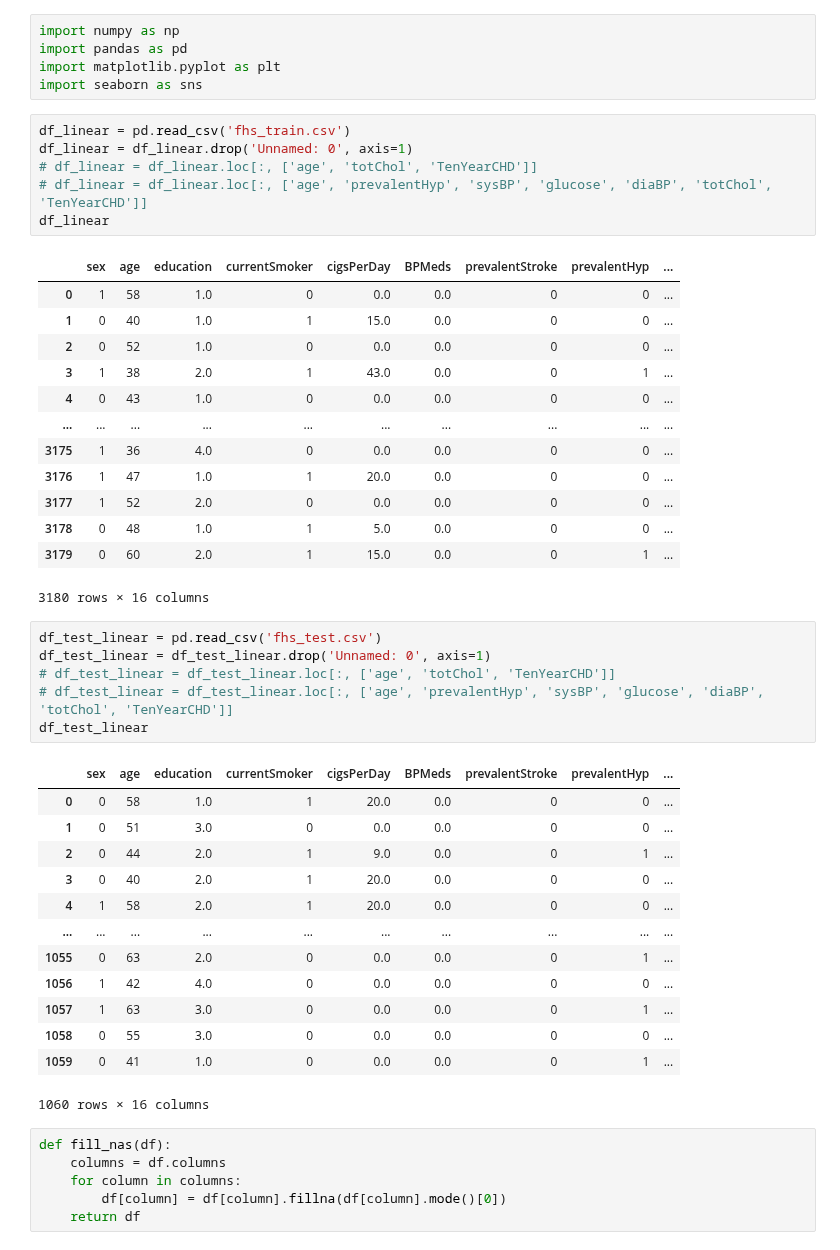
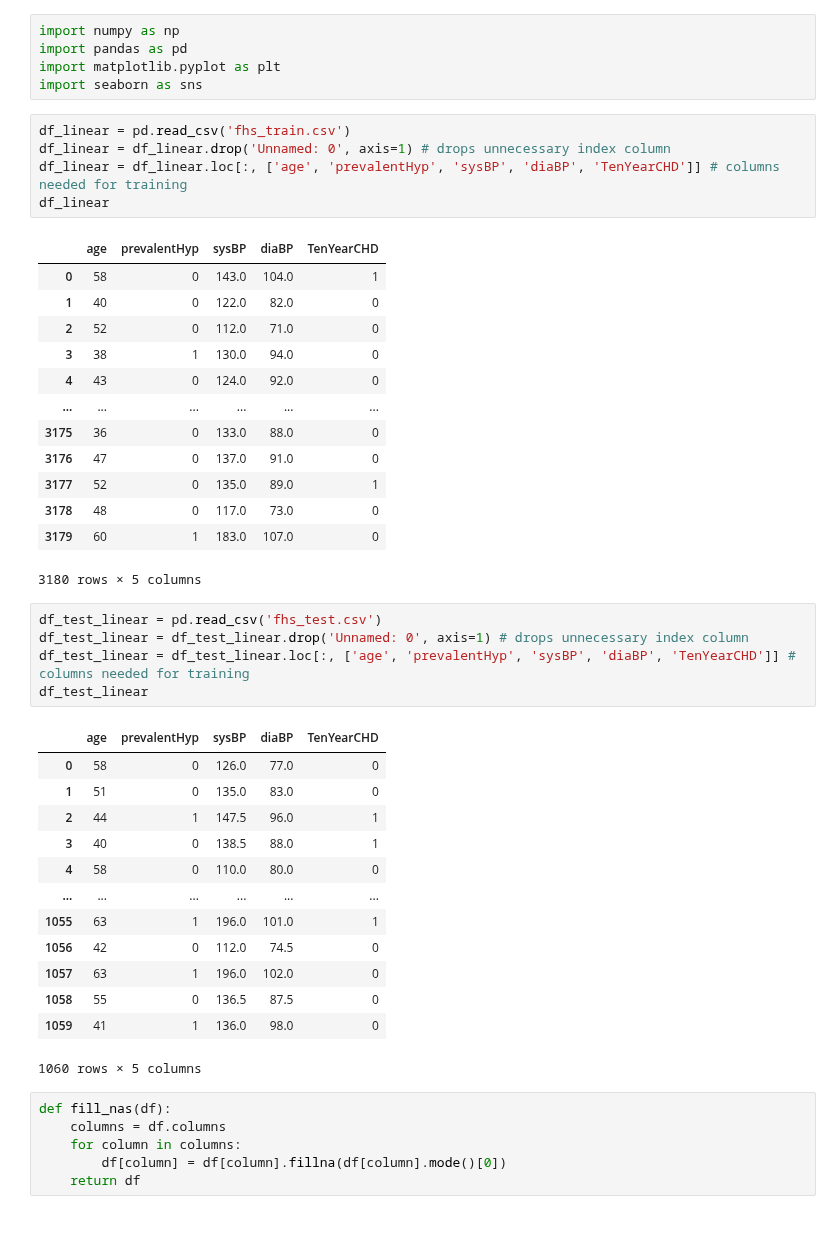
Before and after one commit to amolaka/Notable-Projects, a Jupyter notebook: CHD_Paper.ipynb, the cells around one changed output. Cells and saved outputs as stored; diff of their text form.

```diff
--- a/CHD_Paper.ipynb
+++ b/CHD_Paper.ipynb
@@ -245,44 +234,42 @@ import matplotlib.pyplot as plt
 import seaborn as sns
 # %%
 df_linear = pd.read_csv('fhs_train.csv')
-df_linear = df_linear.drop('Unnamed: 0', axis=1)
-# df_linear = df_linear.loc[:, ['age', 'totChol', 'TenYearCHD']]
-# df_linear = df_linear.loc[:, ['age', 'prevalentHyp', 'sysBP', 'glucose', 'diaBP', 'totChol', 'TenYearCHD']]
+df_linear = df_linear.drop('Unnamed: 0', axis=1) # drops unnecessary index column
+df_linear = df_linear.loc[:, ['age', 'prevalentHyp', 'sysBP', 'diaBP', 'TenYearCHD']] # columns needed for training
 df_linear
 # %% [output]
-|  | sex | age | education | currentSmoker | cigsPerDay | BPMeds | prevalentStroke | prevalentHyp | ... |
-| 0 | 1 | 58 | 1.0 | 0 | 0.0 | 0.0 | 0 | 0 | ... |
-| 1 | 0 | 40 | 1.0 | 1 | 15.0 | 0.0 | 0 | 0 | ... |
-| 2 | 0 | 52 | 1.0 | 0 | 0.0 | 0.0 | 0 | 0 | ... |
-| 3 | 1 | 38 | 2.0 | 1 | 43.0 | 0.0 | 0 | 1 | ... |
-| 4 | 0 | 43 | 1.0 | 0 | 0.0 | 0.0 | 0 | 0 | ... |
-| ... | ... | ... | ... | ... | ... | ... | ... | ... | ... |
-| 3175 | 1 | 36 | 4.0 | 0 | 0.0 | 0.0 | 0 | 0 | ... |
-| 3176 | 1 | 47 | 1.0 | 1 | 20.0 | 0.0 | 0 | 0 | ... |
-| 3177 | 1 | 52 | 2.0 | 0 | 0.0 | 0.0 | 0 | 0 | ... |
-| 3178 | 0 | 48 | 1.0 | 1 | 5.0 | 0.0 | 0 | 0 | ... |
-| 3179 | 0 | 60 | 2.0 | 1 | 15.0 | 0.0 | 0 | 1 | ... |
+|  | age | prevalentHyp | sysBP | diaBP | TenYearCHD |
+| 0 | 58 | 0 | 143.0 | 104.0 | 1 |
+| 1 | 40 | 0 | 122.0 | 82.0 | 0 |
+| 2 | 52 | 0 | 112.0 | 71.0 | 0 |
+| 3 | 38 | 1 | 130.0 | 94.0 | 0 |
+| 4 | 43 | 0 | 124.0 | 92.0 | 0 |
+| ... | ... | ... | ... | ... | ... |
+| 3175 | 36 | 0 | 133.0 | 88.0 | 0 |
+| 3176 | 47 | 0 | 137.0 | 91.0 | 0 |
+| 3177 | 52 | 0 | 135.0 | 89.0 | 1 |
+| 3178 | 48 | 0 | 117.0 | 73.0 | 0 |
+| 3179 | 60 | 1 | 183.0 | 107.0 | 0 |
-3180 rows × 16 columns
+3180 rows × 5 columns
 # %%
 df_test_linear = pd.read_csv('fhs_test.csv')
-df_test_linear = df_test_linear.drop('Unnamed: 0', axis=1)
-# df_test_linear = df_test_linear.loc[:, ['age', 'totChol', 'TenYearCHD']]
-# df_test_linear = df_test_linear.loc[:, ['age', 'prevalentHyp', 'sysBP', 'glucose', 'diaBP', 'totChol', 'TenYearCHD']]
+df_test_linear = df_test_linear.drop('Unnamed: 0', axis=1) # drops unnecessary index column
+df_test_linear = df_test_linear.loc[:, ['age', 'prevalentHyp', 'sysBP', 'diaBP', 'TenYearCHD']] # columns needed for training
 df_test_linear
 # %% [output]
-|  | sex | age | education | currentSmoker | cigsPerDay | BPMeds | prevalentStroke | prevalentHyp | ... |
-| 0 | 0 | 58 | 1.0 | 1 | 20.0 | 0.0 | 0 | 0 | ... |
-| 1 | 0 | 51 | 3.0 | 0 | 0.0 | 0.0 | 0 | 0 | ... |
-| 2 | 0 | 44 | 2.0 | 1 | 9.0 | 0.0 | 0 | 1 | ... |
-| 3 | 0 | 40 | 2.0 | 1 | 20.0 | 0.0 | 0 | 0 | ... |
-| 4 | 1 | 58 | 2.0 | 1 | 20.0 | 0.0 | 0 | 0 | ... |
-| ... | ... | ... | ... | ... | ... | ... | ... | ... | ... |
-| 1055 | 0 | 63 | 2.0 | 0 | 0.0 | 0.0 | 0 | 1 | ... |
-| 1056 | 1 | 42 | 4.0 | 0 | 0.0 | 0.0 | 0 | 0 | ... |
-| 1057 | 1 | 63 | 3.0 | 0 | 0.0 | 0.0 | 0 | 1 | ... |
-| 1058 | 0 | 55 | 3.0 | 0 | 0.0 | 0.0 | 0 | 0 | ... |
-| 1059 | 0 | 41 | 1.0 | 0 | 0.0 | 0.0 | 0 | 1 | ... |
+|  | age | prevalentHyp | sysBP | diaBP | TenYearCHD |
+| 0 | 58 | 0 | 126.0 | 77.0 | 0 |
+| 1 | 51 | 0 | 135.0 | 83.0 | 0 |
+| 2 | 44 | 1 | 147.5 | 96.0 | 1 |
+| 3 | 40 | 0 | 138.5 | 88.0 | 1 |
+| 4 | 58 | 0 | 110.0 | 80.0 | 0 |
+| ... | ... | ... | ... | ... | ... |
+| 1055 | 63 | 1 | 196.0 | 101.0 | 1 |
+| 1056 | 42 | 0 | 112.0 | 74.5 | 0 |
+| 1057 | 63 | 1 | 196.0 | 102.0 | 0 |
+| 1058 | 55 | 0 | 136.5 | 87.5 | 0 |
+| 1059 | 41 | 1 | 136.0 | 98.0 | 0 |
-1060 rows × 16 columns
+1060 rows × 5 columns
 # %%
 def fill_nas(df):
     columns = df.columns
```
Also changed, not shown: parts of 25 cells of this notebook.
